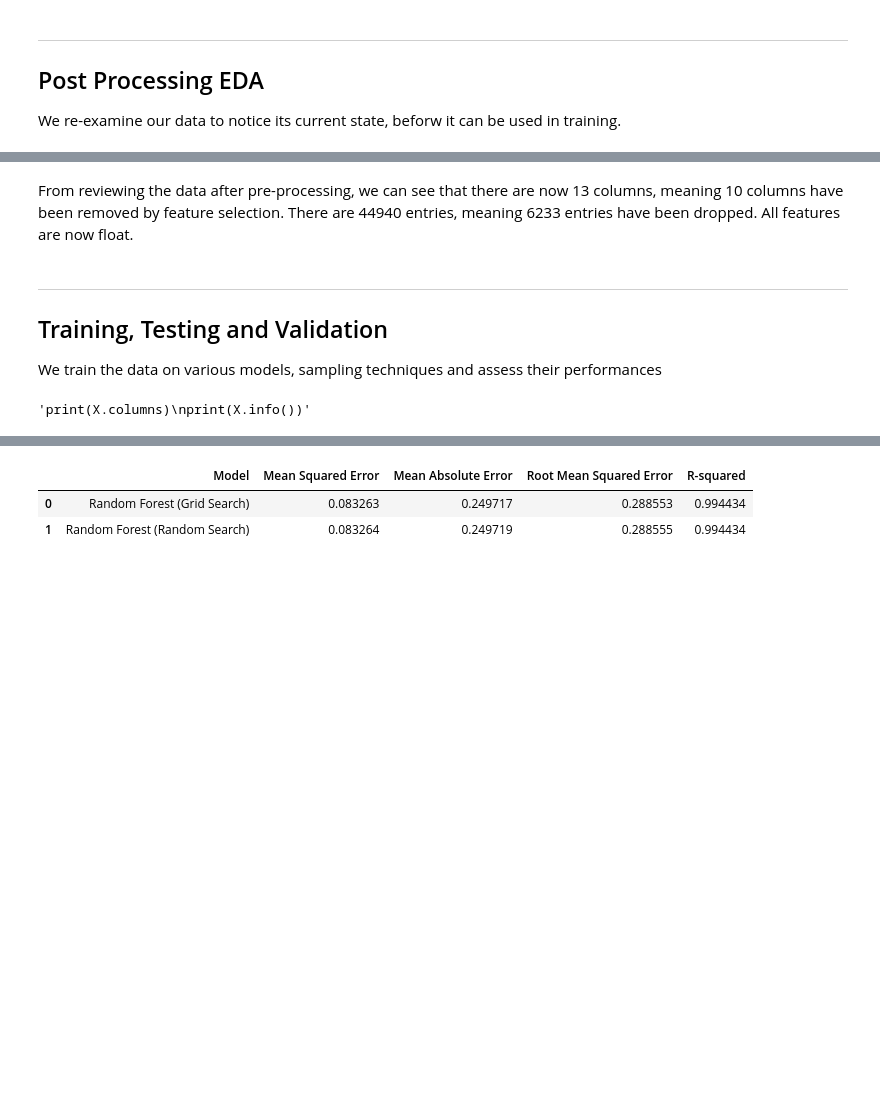
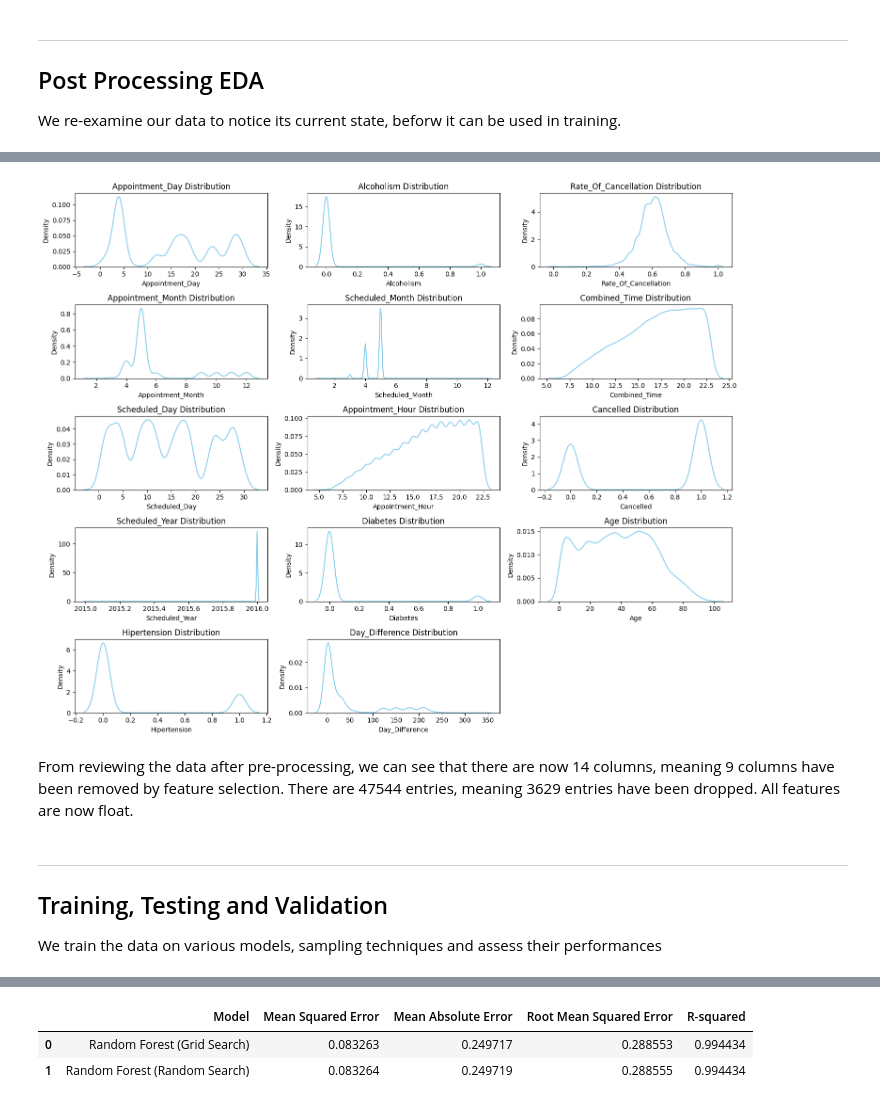
Before and after one commit to GrainedCube2214/Data-Science-Internship, a Jupyter notebook: Task1_Regression.ipynb, the cells around one changed output, grey strips where cells are left out. Saved outputs shown, nothing was run; the diff lists cells and outputs as text; code cells hidden in the pictures; blank space fills up the shorter version.

```diff
--- a/Task1_Regression.ipynb
+++ b/Task1_Regression.ipynb
@@ -429,8 +478,40 @@ dtype: int64
 =========================
 Dupicates: 0
 =========================
+# %%
+# Create a list of columns for which you want to plot KDE plots
+plot_columns = df.columns
+
+# Calculate the number of rows and columns for the grid
+num_plots = len(plot_columns)
+num_cols = 3  # Number of columns in the grid
+num_rows = (num_plots + num_cols - 1) // num_cols  # Calculate the number of rows
+
+# Create a figure and subplots
+fig, axes = plt.subplots(num_rows, num_cols, figsize=(15, 12))
+
+for i, column in enumerate(plot_columns):
+    row = i // num_cols
+    col = i % num_cols
+    ax = axes[row, col]
+
+    # Use Seaborn to create KDE plots
+    sns.kdeplot(df[column], color='skyblue', ax=ax)
+
+    ax.set_title(column + ' Distribution')
+
+# Remove any empty subplots
+if num_plots < num_cols * num_rows:
+    for i in range(num_plots, num_cols * num_rows):
+        fig.delaxes(axes[i // num_cols, i % num_cols])
+
+# Adjust the layout
+plt.tight_layout()
+plt.show()
+# %% [output]
+[figure, added]
 # %% [markdown]
-From reviewing the data after pre-processing, we can see that there are now 13 columns, meaning 10 columns have been removed by feature selection. There are 44940 entries, meaning 6233 entries have been dropped. All features are now float.
+From reviewing the data after pre-processing, we can see that there are now 14 columns, meaning 9 columns have been removed by feature selection. There are 47544 entries, meaning 3629 entries have been dropped. All features are now float.
 # %% [markdown]
 --------------------------------------------
 ## Training, Testing and Validation
@@ -444,11 +525,6 @@ X_train, X_test, y_train, y_test = train_test_split(X, y, test_size=0.2, random_
 best_model_overall = None
 best_model_name_overall = None
 best_rmse_overall = float('inf')
-
-"""print(X.columns)
-print(X.info())"""
-# %% [output]
-'print(X.columns)\nprint(X.info())'
 # %%
 from sklearn.linear_model import LinearRegression
 from sklearn.ensemble import RandomForestRegressor, AdaBoostRegressor, GradientBoostingRegressor
```
Also changed, not shown: parts of 16 cells of this notebook.
